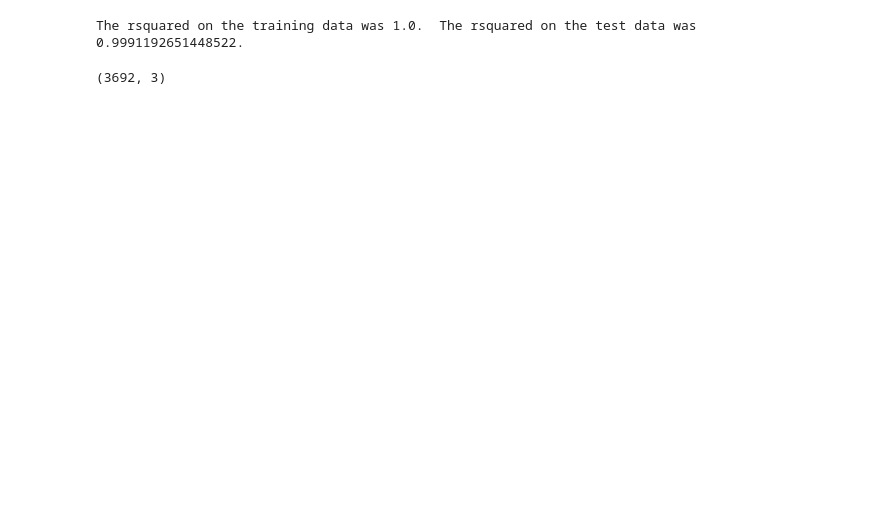
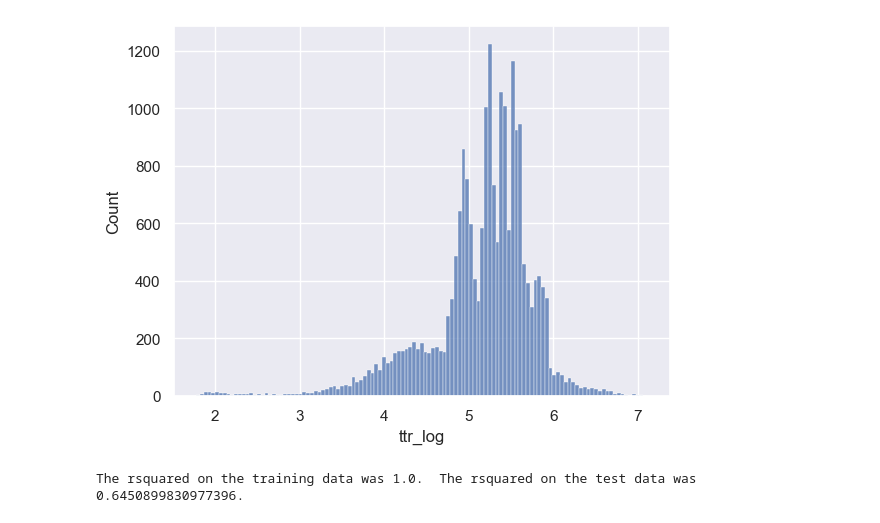
Before and after one commit to BartLeplae/IncidentTicketAnalysis, a Jupyter notebook: IncidentTicketAnalysis.ipynb, the cells around one changed output. Cells and saved outputs as stored; diff of their text form; code cells hidden in the pictures; blank space fills up the shorter version.

```diff
--- a/IncidentTicketAnalysis.ipynb
+++ b/IncidentTicketAnalysis.ipynb
@@ -25,3 +19,10 @@ df.describe()
+# %%
+df = df[df["global_ttr_seconds"]>0]
+df["ttr_log"] = np.log10(df["global_ttr_seconds"])
+sns.histplot(data=df,x="ttr_log")
+plt.show()
+# %% [output]
+[figure, added]
 # %%
 def clean_data(df):
     '''
@@ -63,7 +59,7 @@ def clean_data(df):
 X, y = clean_data(df)
 # %%
 #Split into train and test
-X_train, X_test, y_train, y_test = train_test_split(X, y, test_size=0.2, random_state=42)
+X_train, X_test, y_train, y_test = train_test_split(X, y, test_size=0.3, random_state=42)
 
 lm_model = LinearRegression(normalize=True) # Instantiate
 lm_model.fit(X_train, y_train) #Fit
@@ -75,10 +71,10 @@ y_train_preds = lm_model.predict(X_train)
 #Score using your model
 test_score = r2_score(y_test, y_test_preds)
 train_score = r2_score(y_train, y_train_preds)
+
+print("The rsquared on the training data was {}.  The rsquared on the test data was {}.".format(train_score, test_score))
+# %% [output]
+The rsquared on the training data was 1.0.  The rsquared on the test data was 0.6450899830977396.
-# %%
-print("The rsquared on the training data was {}.  The rsquared on the test data was {}.".format(train_score, test_score))
-# %% [output]
-The rsquared on the training data was 1.0.  The rsquared on the test data was 0.9991192651448522.
 # %%
 def coef_weights(coefficients, X_train):
     '''
@@ -103,6 +99,4 @@ def coef_weights(coefficients, X_train):
 coef_df = coef_weights(lm_model.coef_, X_train)
 
 #A quick look at the top results
-coef_df.shape
+coef_df.to_excel("IncidentDuration_coef.xlsx")
-# %% [output]
-(3692, 3)
```
Also changed, not shown: parts of 4 cells of this notebook, 2 other files.
